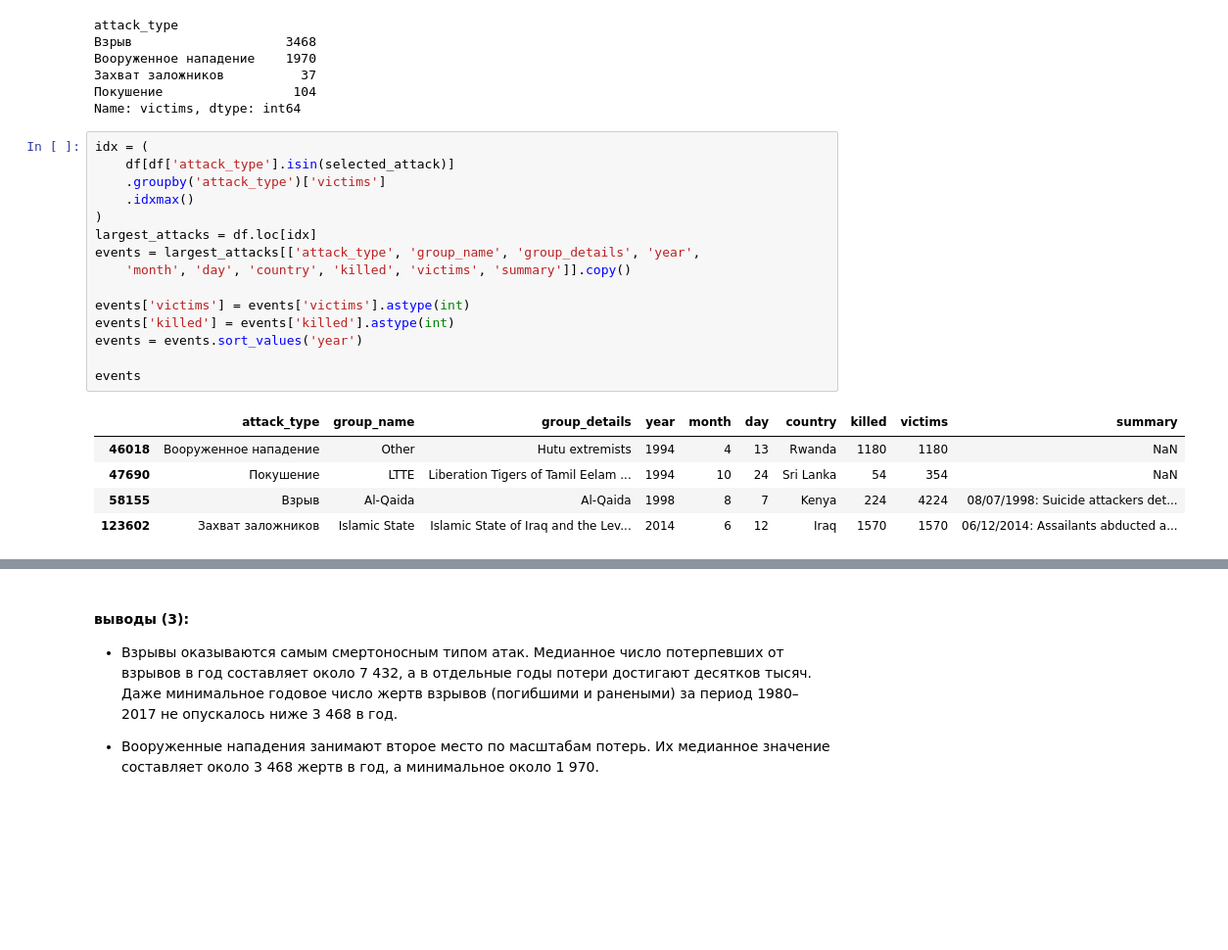
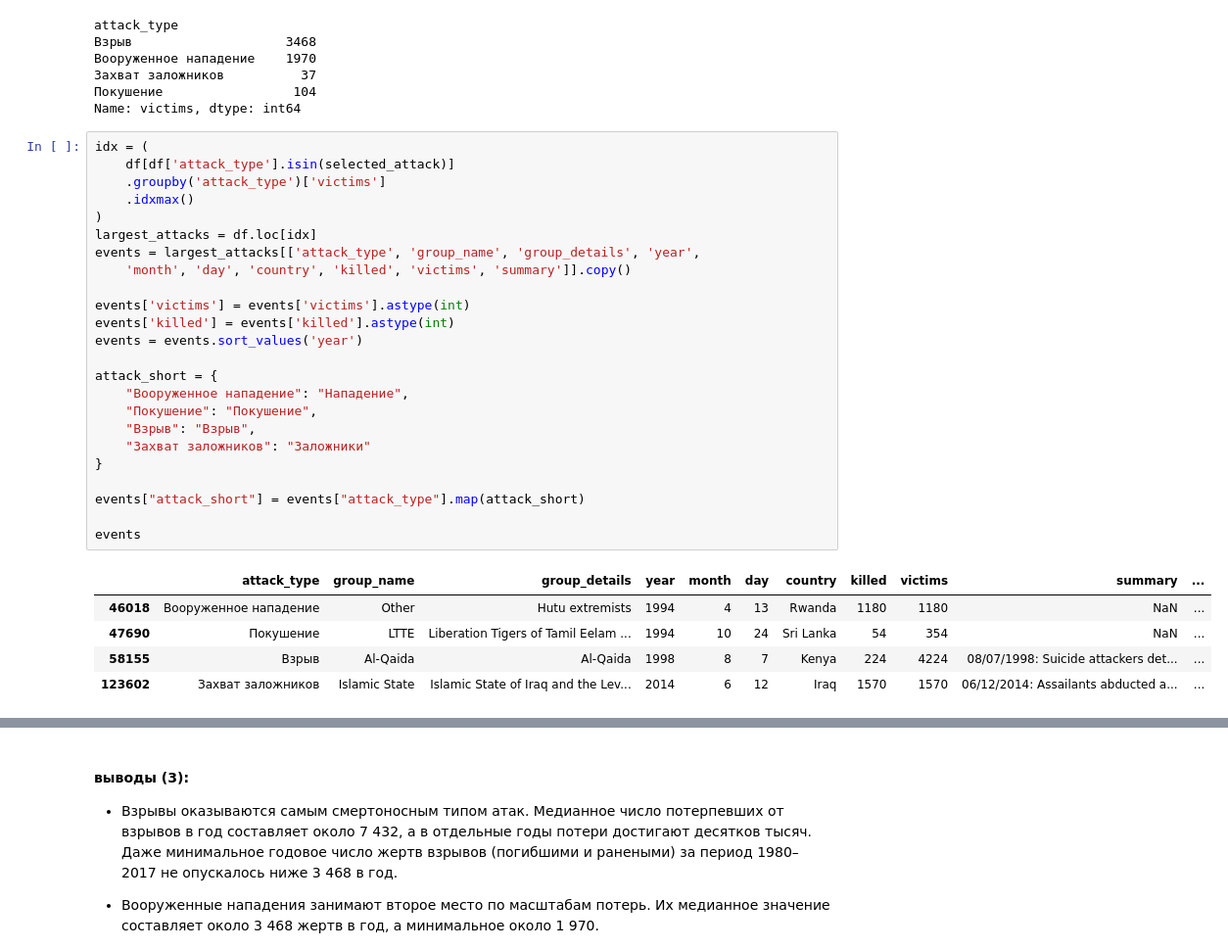
Before and after one commit to niki3080/EDA_Terrorism_ds, a Jupyter notebook: notebooks/02_EDA.ipynb, the cells around one changed output, grey strips where cells are left out. Shown at 98% size. Drawn from its saved outputs; the diff is of its cells as text; blank space fills up the shorter version.

```diff
--- a/notebooks/02_EDA.ipynb
+++ b/notebooks/02_EDA.ipynb
@@ -305,24 +305,33 @@ Name: victims, dtype: int64
 # %%
 idx = (
     df[df['attack_type'].isin(selected_attack)]
     .groupby('attack_type')['victims']
     .idxmax()
 )
 largest_attacks = df.loc[idx]
 events = largest_attacks[['attack_type', 'group_name', 'group_details', 'year',
     'month', 'day', 'country', 'killed', 'victims', 'summary']].copy()
 
 events['victims'] = events['victims'].astype(int)
 events['killed'] = events['killed'].astype(int)
 events = events.sort_values('year')
 
+attack_short = {
+    "Вооруженное нападение": "Нападение",
+    "Покушение": "Покушение",
+    "Взрыв": "Взрыв",
+    "Захват заложников": "Заложники"
+}
+
+events["attack_short"] = events["attack_type"].map(attack_short)
+
 events
 # %% [output]
-|  | attack_type | group_name | group_details | year | month | day | country | killed | victims | summary |
-| 46018 | Вооруженное нападение | Other | Hutu extremists | 1994 | 4 | 13 | Rwanda | 1180 | 1180 | NaN |
-| 47690 | Покушение | LTTE | Liberation Tigers of Tamil Eelam ... | 1994 | 10 | 24 | Sri Lanka | 54 | 354 | NaN |
-| 58155 | Взрыв | Al-Qaida | Al-Qaida | 1998 | 8 | 7 | Kenya | 224 | 4224 | 08/07/1998: Suicide attackers det... |
-| 123602 | Захват заложников | Islamic State | Islamic State of Iraq and the Lev... | 2014 | 6 | 12 | Iraq | 1570 | 1570 | 06/12/2014: Assailants abducted a... |
+|  | attack_type | group_name | group_details | year | month | day | country | killed | victims | summary | ... |
+| 46018 | Вооруженное нападение | Other | Hutu extremists | 1994 | 4 | 13 | Rwanda | 1180 | 1180 | NaN | ... |
+| 47690 | Покушение | LTTE | Liberation Tigers of Tamil Eelam ... | 1994 | 10 | 24 | Sri Lanka | 54 | 354 | NaN | ... |
+| 58155 | Взрыв | Al-Qaida | Al-Qaida | 1998 | 8 | 7 | Kenya | 224 | 4224 | 08/07/1998: Suicide attackers det... | ... |
+| 123602 | Захват заложников | Islamic State | Islamic State of Iraq and the Lev... | 2014 | 6 | 12 | Iraq | 1570 | 1570 | 06/12/2014: Assailants abducted a... | ... |
 # %%
 # вооруженное нападение
 events.loc[46018, 'group_name'] = f'Hutu'
```
Also changed, not shown: parts of 2 cells of this notebook, 2 other files.
